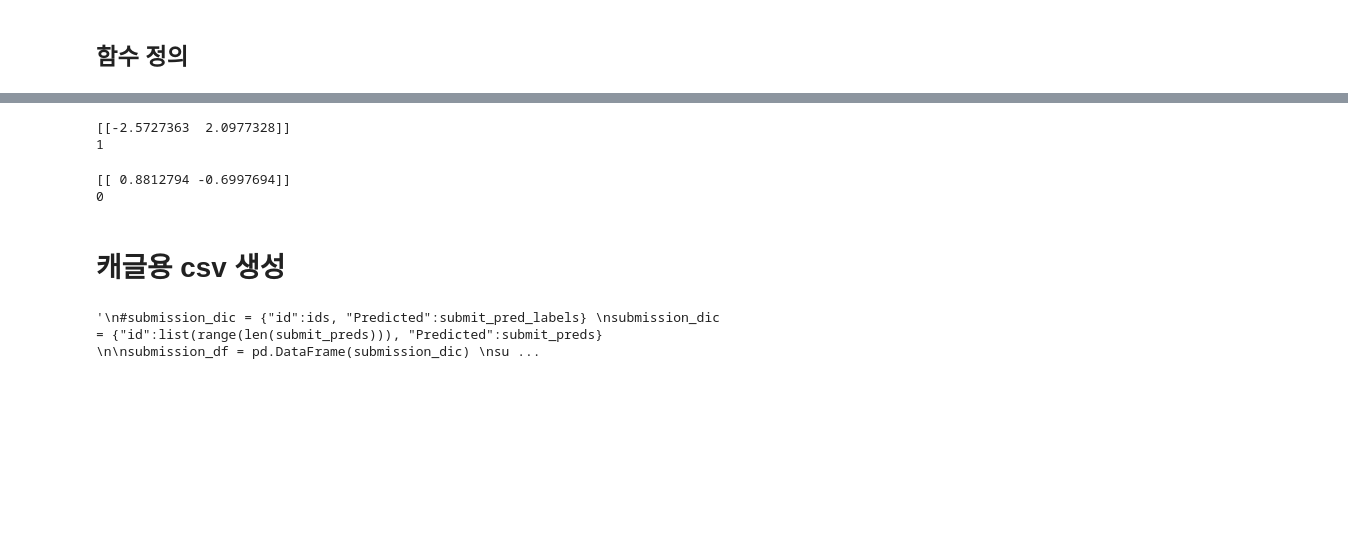
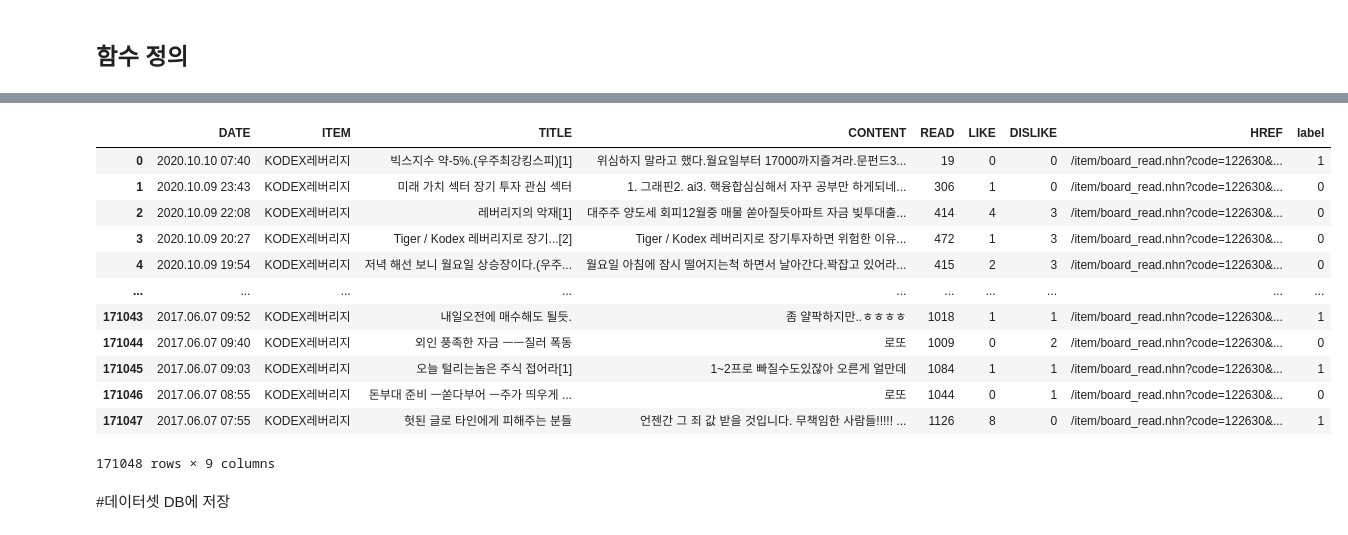
Before and after one commit to head4ths/CEI, a Jupyter notebook: part3_모델불러와서_Classification수행.ipynb, the cells around one changed output, grey strips where cells are left out. Saved outputs shown, nothing was run; the diff lists cells and outputs as text; code cells hidden in the pictures; blank space fills up the shorter version.

```diff
--- a/part3_모델불러와서_Classification수행.ipynb
+++ b/part3_모델불러와서_Classification수행.ipynb
@@ -509,11 +399,0 @@ array([  101, 54602, 97097,   100,   102,     0,     0,     0,     0,
-# %%
-# 어텐션 마스크 초기화
-attention_masks = []
-
-# 어텐션 마스크를 패딩이 아니면 1, 패딩이면 0으로 설정
-# 패딩 부분은 BERT 모델에서 어텐션을 수행하지 않아 속도 향상
-for seq in input_ids:
-    seq_mask = [float(i>0) for i in seq]
-    attention_masks.append(seq_mask)
-
-print(attention_masks[0])
@@ -556,4 +399,0 @@ test_dataloader = DataLoader(test_data, sampler=test_sampler, batch_size=batch_s
-# %%
-# 리뷰 문장 추출
-sentences = submit['document']
-sentences[:10]
@@ -572,4 +399,0 @@ Name: document, dtype: object
-# %%
-# BERT의 입력 형식에 맞게 변환
-sentences = ["[CLS] " + str(sentence) + " [SEP]" for sentence in sentences]
-sentences[:10]
@@ -699,6 +497,0 @@ We will use the GPU: Tesla V100-SXM2-16GB
-# %%
-# 분류를 위한 BERT 모델 생성
-#model = BertForSequenceClassification.from_pretrained("bert-base-multilingual-cased", num_labels=2)
-#model = BertForSequenceClassification.from_pretrained("bert-base-multilingual-uncased", num_labels=2)
-model = BertForSequenceClassification.from_pretrained(gv_model_nm, num_labels=2)
-model.cuda()
@@ -1222,16 +590,0 @@ print(np.argmax(logits))
-# %%
-logits = test_sentences(['지금 봐도 재미있는 영화!!! 코믹과 감동!!! 그리고 요리!!!'])
-print(logits)
-print(np.argmax(logits))
-# %% [output]
-[[-2.5727363  2.0977328]]
-1
-# %%
-logits = test_sentences(['이걸 영화로 만드는 거야?얼마나 가는지 보자.'])
-print(logits)
-print(np.argmax(logits))
-# %% [output]
-[[ 0.8812794 -0.6997694]]
-0
-# %% [markdown]
-# 캐글용 csv 생성
@@ -1240,17 +591,19 @@ print(np.argmax(logits))
-# %%
-"""
-#submission_dic = {"id":ids, "Predicted":submit_pred_labels}
-submission_dic = {"id":list(range(len(submit_preds))), "Predicted":submit_preds}
-
-submission_df = pd.DataFrame(submission_dic)
-submission_df.to_csv("DFC615K 200619 A11.csv", index=False)
-files.download("DFC615K 200619 A11.csv")
-
-# https://stackoverflow.com/questions/53581023/google-colab-file-download-failed-to-fetch-error
-# you need to enable third-party cookies but for now it only works for Chrome browser, open
-# chrome://settings/content/cookies
-# make sure the option for Block third-party cookies is disabled and click add button in Allow section then add
-# colab.research.google.com
-"""
-# %% [output]
-'\n#submission_dic = {"id":ids, "Predicted":submit_pred_labels} \nsubmission_dic = {"id":list(range(len(submit_preds))), "Predicted":submit_preds} \n\nsubmission_df = pd.DataFrame(submission_dic) \nsu ...
+# %%
+submit['label'] = submit_preds
+submit
+# %% [output]
+|  | DATE | ITEM | TITLE | CONTENT | READ | LIKE | DISLIKE | HREF | label |
+| 0 | 2020.10.10 07:40 | KODEX레버리지 | 빅스지수 약-5%.(우주최강킹스피)[1] | 위심하지 말라고 했다.월요일부터 17000까지즐겨라.문펀드3... | 19 | 0 | 0 | /item/board_read.nhn?code=122630&... | 1 |
+| 1 | 2020.10.09 23:43 | KODEX레버리지 | 미래 가치 섹터 장기 투자 관심 섹터 | 1. 그래핀2. ai3. 핵융합심심해서 자꾸 공부만 하게되네... | 306 | 1 | 0 | /item/board_read.nhn?code=122630&... | 0 |
+| 2 | 2020.10.09 22:08 | KODEX레버리지 | 레버리지의 악재[1] | 대주주 양도세 회피12월중 매물 쏟아질듯아파트 자금 빚투대출... | 414 | 4 | 3 | /item/board_read.nhn?code=122630&... | 0 |
+| 3 | 2020.10.09 20:27 | KODEX레버리지 | Tiger / Kodex 레버리지로 장기...[2] | Tiger / Kodex 레버리지로 장기투자하면 위험한 이유... | 472 | 1 | 3 | /item/board_read.nhn?code=122630&... | 0 |
+| 4 | 2020.10.09 19:54 | KODEX레버리지 | 저녁 해선 보니 월요일 상승장이다.(우주... | 월요일 아침에 잠시 떨어지는척 하면서 날아간다.꽉잡고 있어라... | 415 | 2 | 3 | /item/board_read.nhn?code=122630&... | 0 |
+| ... | ... | ... | ... | ... | ... | ... | ... | ... | ... |
+| 171043 | 2017.06.07 09:52 | KODEX레버리지 | 내일오전에 매수해도 될듯. | 좀 얄팍하지만..ㅎㅎㅎㅎ | 1018 | 1 | 1 | /item/board_read.nhn?code=122630&... | 1 |
+| 171044 | 2017.06.07 09:40 | KODEX레버리지 | 외인 풍족한 자금 ㅡㅡ질러 폭동 | 로또 | 1009 | 0 | 2 | /item/board_read.nhn?code=122630&... | 0 |
+| 171045 | 2017.06.07 09:03 | KODEX레버리지 | 오늘 털리는놈은 주식 접어라[1] | 1~2프로 빠질수도있잖아 오른게 얼만데 | 1084 | 1 | 1 | /item/board_read.nhn?code=122630&... | 1 |
+| 171046 | 2017.06.07 08:55 | KODEX레버리지 | 돈부대 준비 ㅡ쏟다부어 ㅡ주가 띄우게 ... | 로또 | 1044 | 0 | 1 | /item/board_read.nhn?code=122630&... | 0 |
+| 171047 | 2017.06.07 07:55 | KODEX레버리지 | 헛된 글로 타인에게 피해주는 분들 | 언젠간 그 죄 값 받을 것입니다. 무책임한 사람들!!!!! ... | 1126 | 8 | 0 | /item/board_read.nhn?code=122630&... | 1 |
+171048 rows × 9 columns
+# %% [markdown]
+#데이터셋 DB에 저장
```
Also changed, not shown: parts of 98 cells of this notebook, 2 other files.
